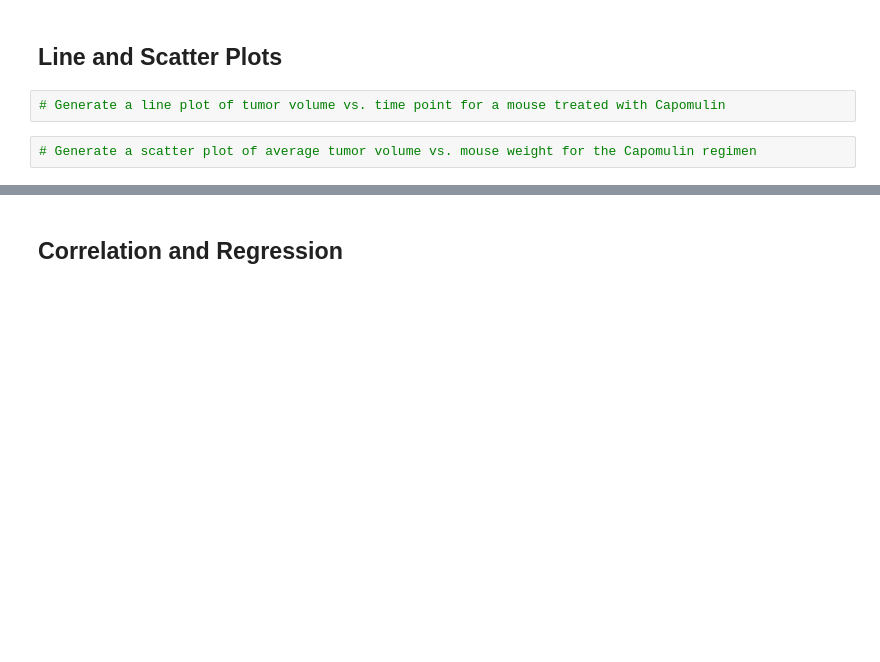
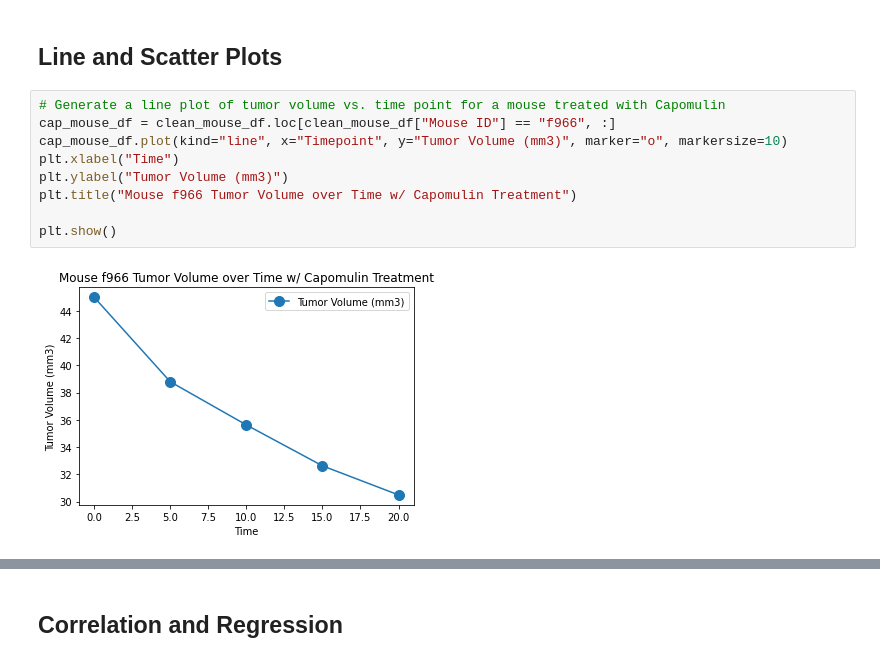
Before and after one commit to TheEvilSombrero/Module-5-Challenge, a Jupyter notebook: pymaceuticals_starter-Copy1.ipynb, the cells around one changed output, grey strips where cells are left out. Cells and saved outputs as stored; diff of their text form; blank space fills up the shorter version.

Commit message:
Add files via upload
Finished line and scatter plots

```diff
--- a/pymaceuticals_starter-Copy1.ipynb
+++ b/pymaceuticals_starter-Copy1.ipynb
@@ -332,7 +330,14 @@ plt.show()
 [figure]
 # %% [markdown]
 ## Line and Scatter Plots
-# %%
-# Generate a line plot of tumor volume vs. time point for a mouse treated with Capomulin
-# %%
-# Generate a scatter plot of average tumor volume vs. mouse weight for the Capomulin regimen
+# %%
+# Generate a line plot of tumor volume vs. time point for a mouse treated with Capomulin
+cap_mouse_df = clean_mouse_df.loc[clean_mouse_df["Mouse ID"] == "f966", :]
+cap_mouse_df.plot(kind="line", x="Timepoint", y="Tumor Volume (mm3)", marker="o", markersize=10)
+plt.xlabel("Time")
+plt.ylabel("Tumor Volume (mm3)")
+plt.title("Mouse f966 Tumor Volume over Time w/ Capomulin Treatment")
+
+plt.show()
+# %% [output]
+[figure, added]
```
Also changed, not shown: parts of 3 cells of this notebook.
